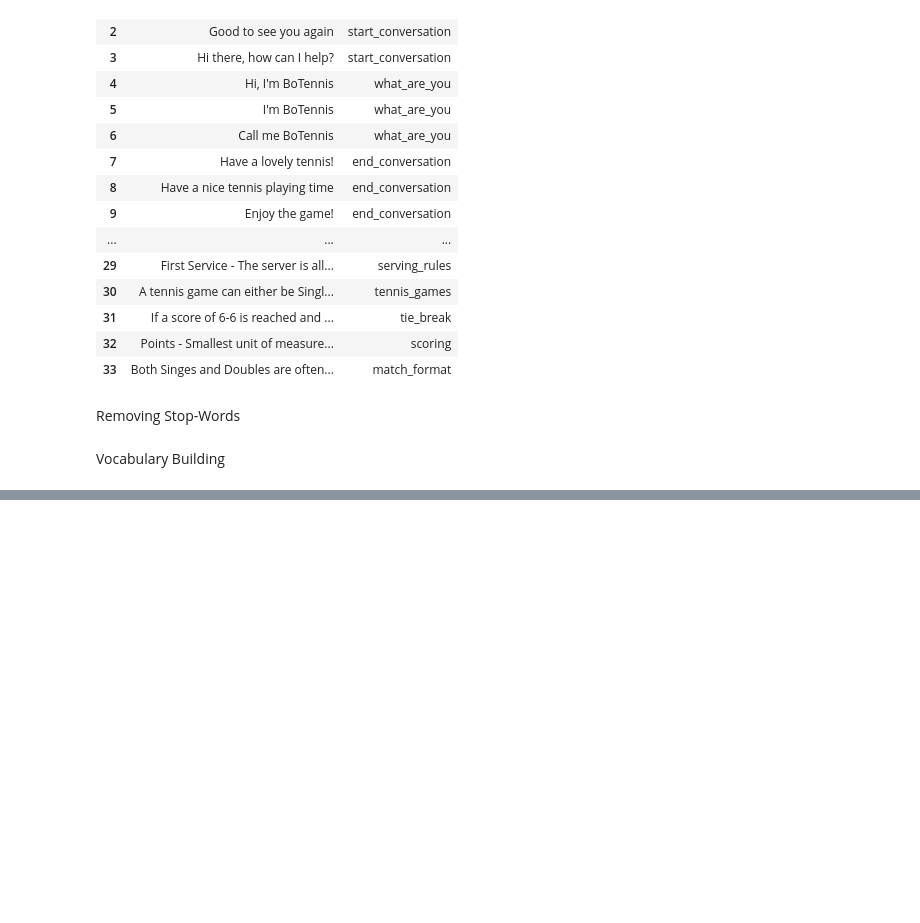
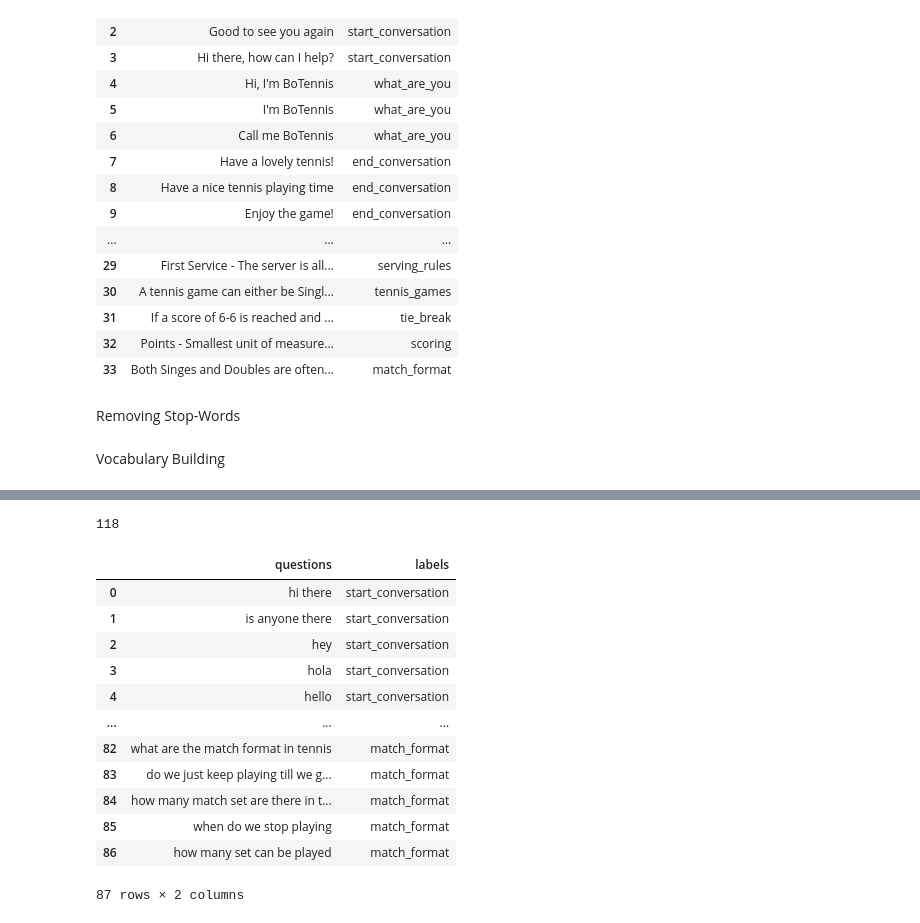
Before and after one commit to Apprentice-doa/Chatbot-using-NLP, a Jupyter notebook: chatbot.ipynb, the cells around one changed output, grey strips where cells are left out. Saved outputs shown, nothing was run; the diff lists cells and outputs as text; code cells hidden in the pictures; blank space fills up the shorter version.

```diff
--- a/chatbot.ipynb
+++ b/chatbot.ipynb
@@ -29,7 +30,7 @@ def load_doc(jsonFile):
         Json_data = json.loads(file.read())
     return Json_data
 # %%
-data = load_doc("/kaggle/input/intents/intents.json")
+data = load_doc("dataset\intents.json")
 # %% [markdown]
 In order to avoid writing all functions from scratch, we can frame the JSON file with a Pandas DataFrame with the function below:
 # %%
@@ -181,0 +158,21 @@ print(vocab.most_common(20))
+# %%
+vocab_size = len(vocab)
+vocab_size
+# %% [output]
+118
+# %%
+df1
+# %% [output]
+|  | questions | labels |
+| 0 | hi there | start_conversation |
+| 1 | is anyone there | start_conversation |
+| 2 | hey | start_conversation |
+| 3 | hola | start_conversation |
+| 4 | hello | start_conversation |
+| ... | ... | ... |
+| 82 | what are the match format in tennis | match_format |
+| 83 | do we just keep playing till we g... | match_format |
+| 84 | how many match set are there in t... | match_format |
+| 85 | when do we stop playing | match_format |
+| 86 | how many set can be played | match_format |
+87 rows × 2 columns
```
Also changed, not shown: parts of 43 cells of this notebook, 2 other files.
